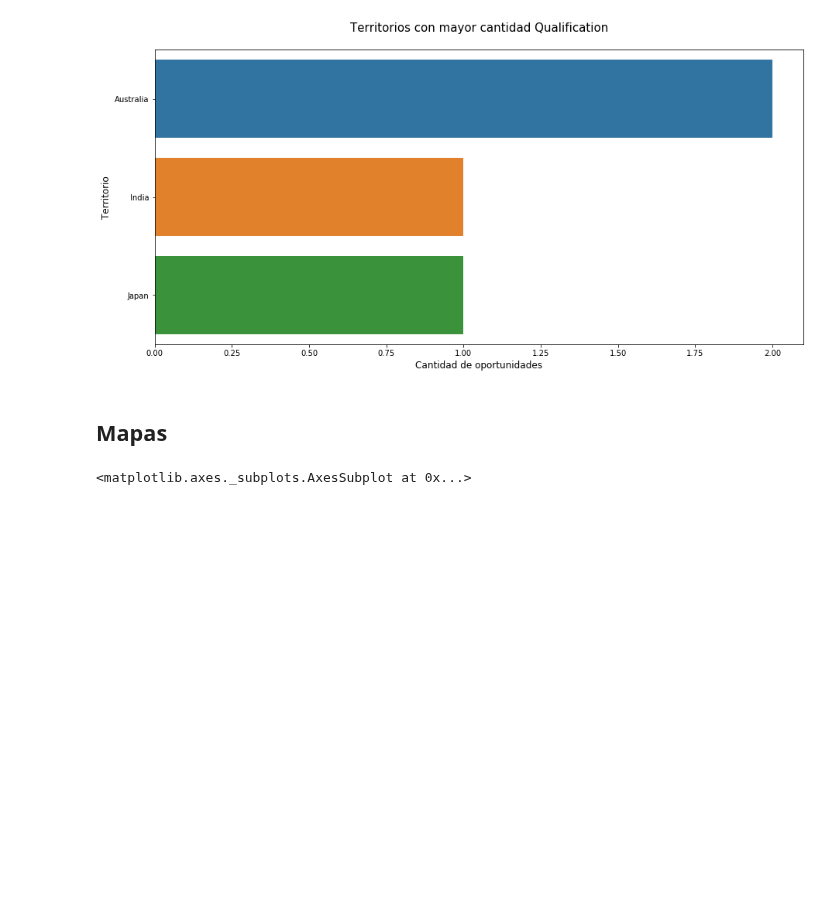
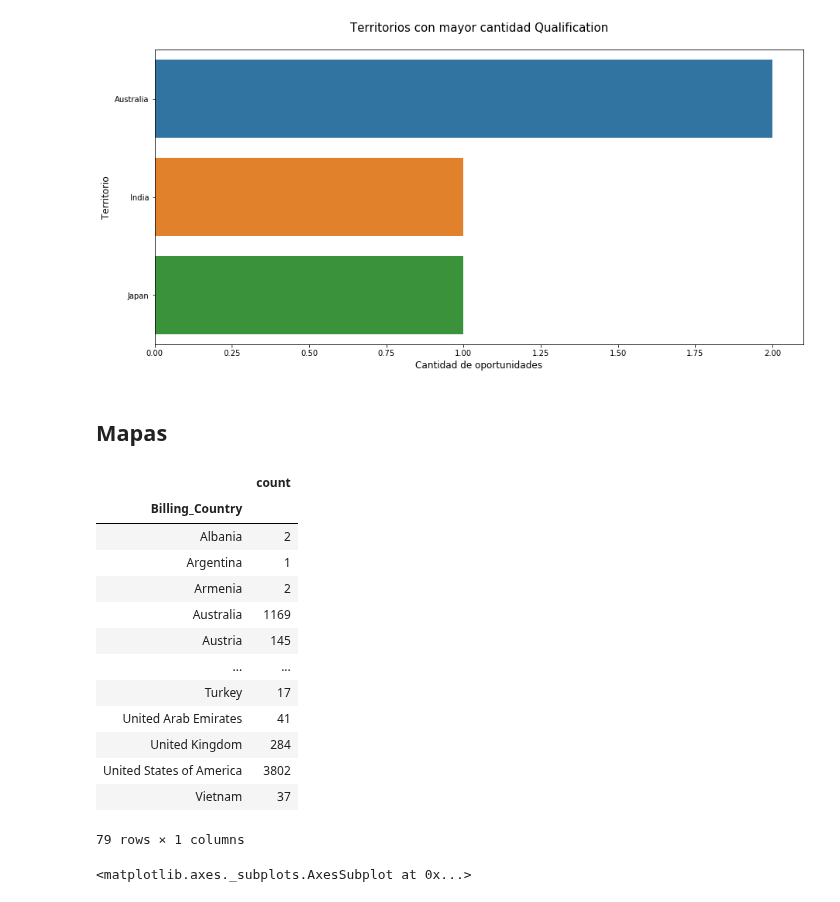
Before and after one commit to FernandoSinisi/Orga-Datos-2C-2020, a Jupyter notebook: TP1/Graficos.ipynb, the cells around one changed output. Cells and saved outputs as stored; diff of their text form; code cells hidden in the pictures; blank space fills up the shorter version.

```diff
--- a/TP1/Graficos.ipynb
+++ b/TP1/Graficos.ipynb
@@ -320,18 +320,34 @@ singapore["continent"] = "Asia"
 # %%
 #normalizar datos para permitir el merge con world
 df_geo = df.loc[:,["Opportunity_Name","Billing_Country","Territory","Region"]]
 df_geo['Billing_Country'] = df_geo['Billing_Country'].fillna(df['Territory'])
 df_geo['Billing_Country'] = df_geo['Billing_Country'].replace("United States", "United States of America")
 df_geo['Billing_Country'] = df_geo['Billing_Country'].replace("Korea, Republic of", "South Korea")
 df_geo['Billing_Country'] = df_geo['Billing_Country'].replace("Korea, Democratic People's Republic of", "North Korea")
 df_geo['Billing_Country'] = df_geo['Billing_Country'].replace("Reunion", "France")
 df_geo['Billing_Country'] = df_geo['Billing_Country'].replace("Macedonia, the former Yugoslav Republic of", "Macedonia")
 df_geo['Billing_Country'] = df_geo['Billing_Country'].replace("Bosnia and Herzegovina", "Bosnia and Herz.")
 df_geo['Billing_Country'] = df_geo['Billing_Country'].replace("Dominican Republic", "Dominican Rep.")
 df_geo['Billing_Country'] = df_geo['Billing_Country'].replace("Viet Nam", "Vietnam")
 df_geo['Billing_Country'] = df_geo['Billing_Country'].replace("Czech Republic", "Czechia")
 df_geo = df_geo.groupby("Billing_Country").agg({"Opportunity_Name":"count"})
 df_geo = df_geo.rename(columns={"Opportunity_Name":"count"})
+df_geo
+# %% [output]
+|  | count |
+| Billing_Country |  |
+| Albania | 2 |
+| Argentina | 1 |
+| Armenia | 2 |
+| Australia | 1169 |
+| Austria | 145 |
+| ... | ... |
+| Turkey | 17 |
+| United Arab Emirates | 41 |
+| United Kingdom | 284 |
+| United States of America | 3802 |
+| Vietnam | 37 |
+79 rows × 1 columns
 # %%
 dfmerge = world.merge(how="left",right=df_geo,right_on="Billing_Country",left_on="name")
 dfmerge['count_log'] = np.log(dfmerge['count'])
```
Also changed, not shown: 2 other files.
